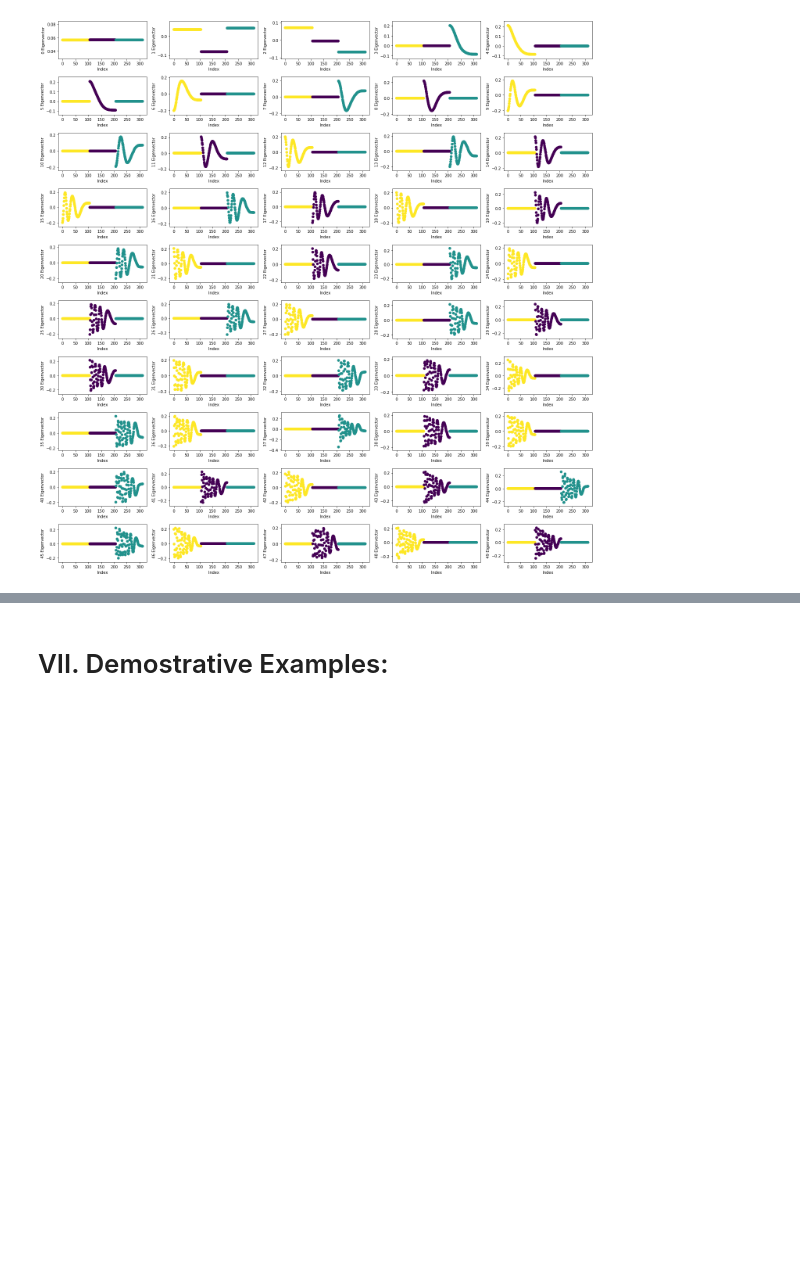
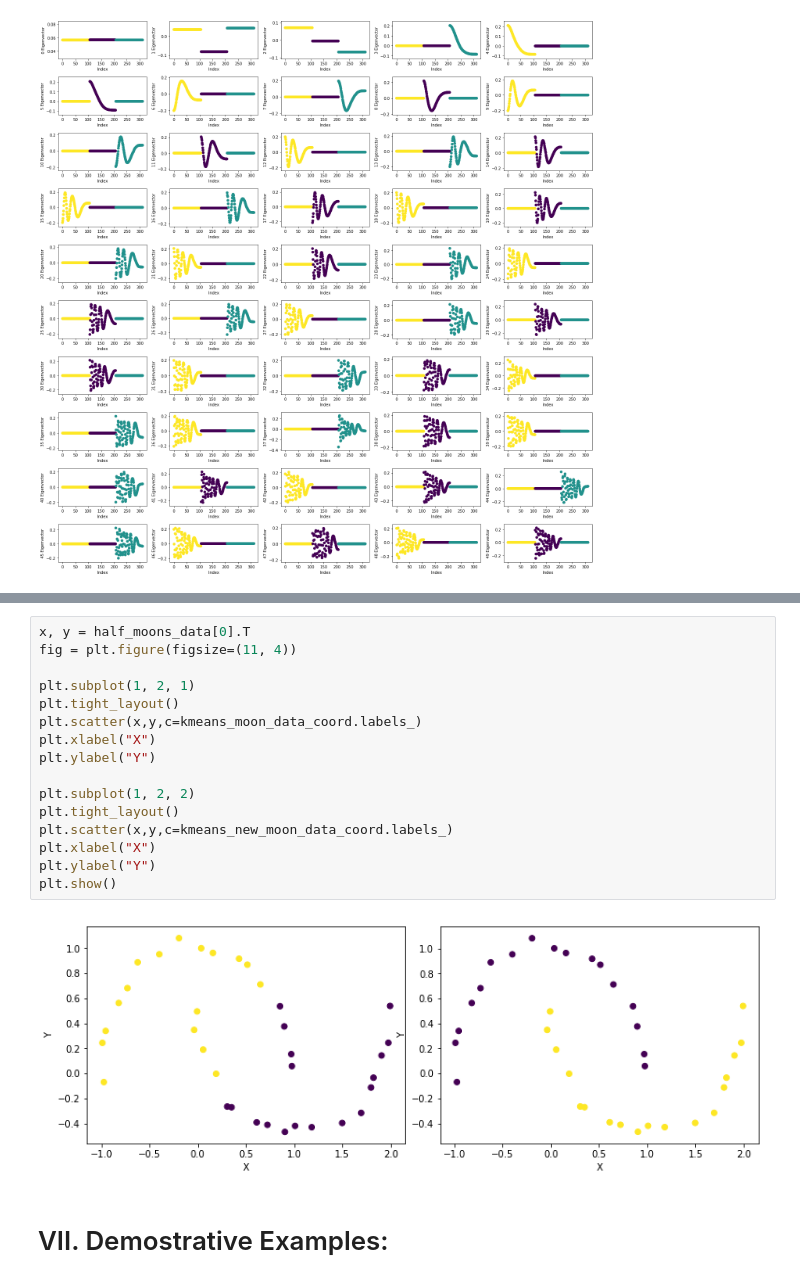
Before and after one commit to msarrias/spectral-clustering, a Jupyter notebook: playground.ipynb, the cells around one changed output, grey strips where cells are left out. Drawn from its saved outputs; the diff is of its cells as text; blank space fills up the shorter version.

```diff
--- a/playground.ipynb
+++ b/playground.ipynb
@@ -192,3 +257,21 @@ for i in range(50):
+# %%
+x, y = half_moons_data[0].T
+fig = plt.figure(figsize=(11, 4))
+
+plt.subplot(1, 2, 1)
+plt.tight_layout()
+plt.scatter(x,y,c=kmeans_moon_data_coord.labels_)
+plt.xlabel("X")
+plt.ylabel("Y")
+
+plt.subplot(1, 2, 2)
+plt.tight_layout()
+plt.scatter(x,y,c=kmeans_new_moon_data_coord.labels_)
+plt.xlabel("X")
+plt.ylabel("Y")
+plt.show()
+# %% [output]
+[figure, added]
 # %% [markdown]
 # VII. Demostrative Examples:
 # %% [markdown]
```
Also changed, not shown: parts of 25 cells of this notebook.
